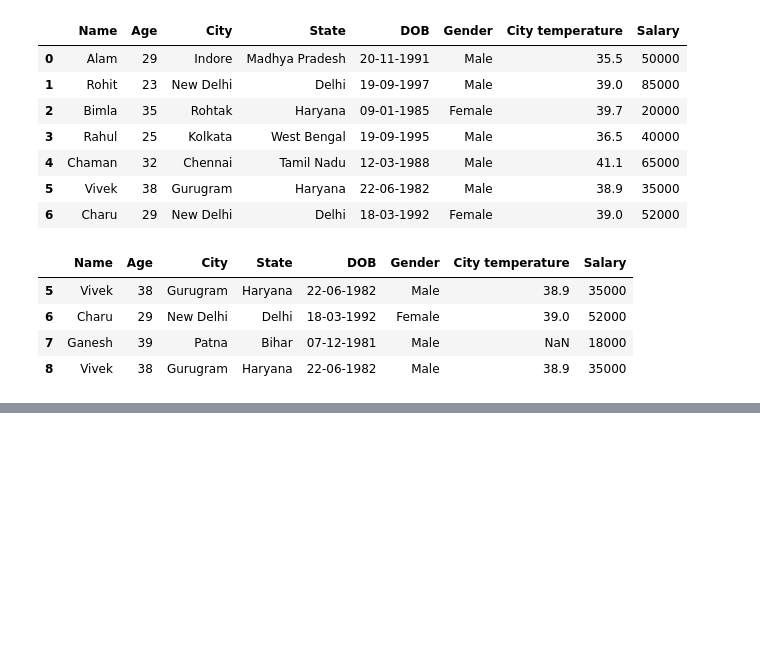
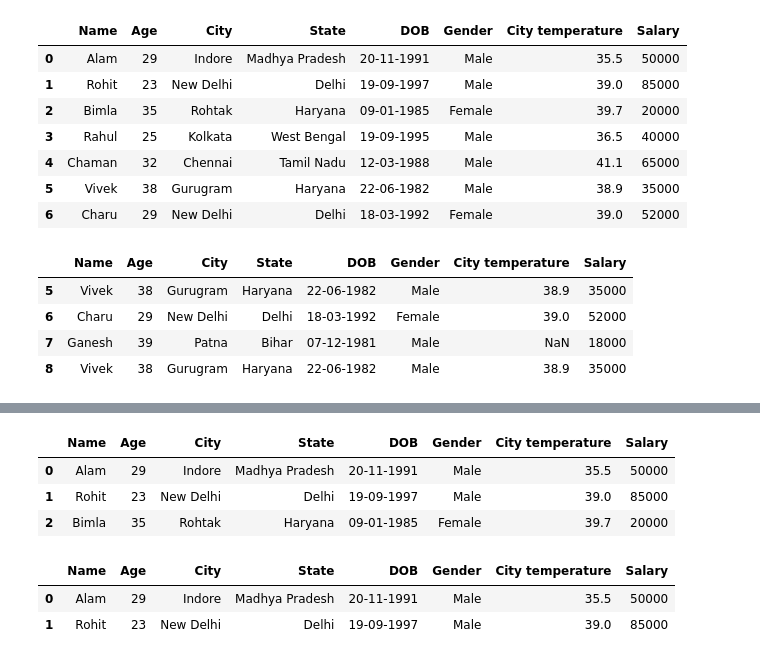
Before and after one commit to HotuRam/Pandas-tutorials, a Jupyter notebook: neweda.ipynb, the cells around one changed output, grey strips where cells are left out. Drawn from its saved outputs; the diff is of its cells as text; code cells hidden in the pictures; blank space fills up the shorter version.

```diff
--- a/neweda.ipynb
+++ b/neweda.ipynb
@@ -30,0 +97,15 @@ data_f.tail(4)
+# %%
+data_f.iloc[0:3]
+# first three rows
+# %% [output]
+|  | Name | Age | City | State | DOB | Gender | City temperature | Salary |
+| 0 | Alam | 29 | Indore | Madhya Pradesh | 20-11-1991 | Male | 35.5 | 50000 |
+| 1 | Rohit | 23 | New Delhi | Delhi | 19-09-1997 | Male | 39.0 | 85000 |
+| 2 | Bimla | 35 | Rohtak | Haryana | 09-01-1985 | Female | 39.7 | 20000 |
+# %%
+data_f.iloc[0:2]
+# first two rows
+# %% [output]
+|  | Name | Age | City | State | DOB | Gender | City temperature | Salary |
+| 0 | Alam | 29 | Indore | Madhya Pradesh | 20-11-1991 | Male | 35.5 | 50000 |
+| 1 | Rohit | 23 | New Delhi | Delhi | 19-09-1997 | Male | 39.0 | 85000 |
```
Also changed, not shown: parts of 11 cells of this notebook.
